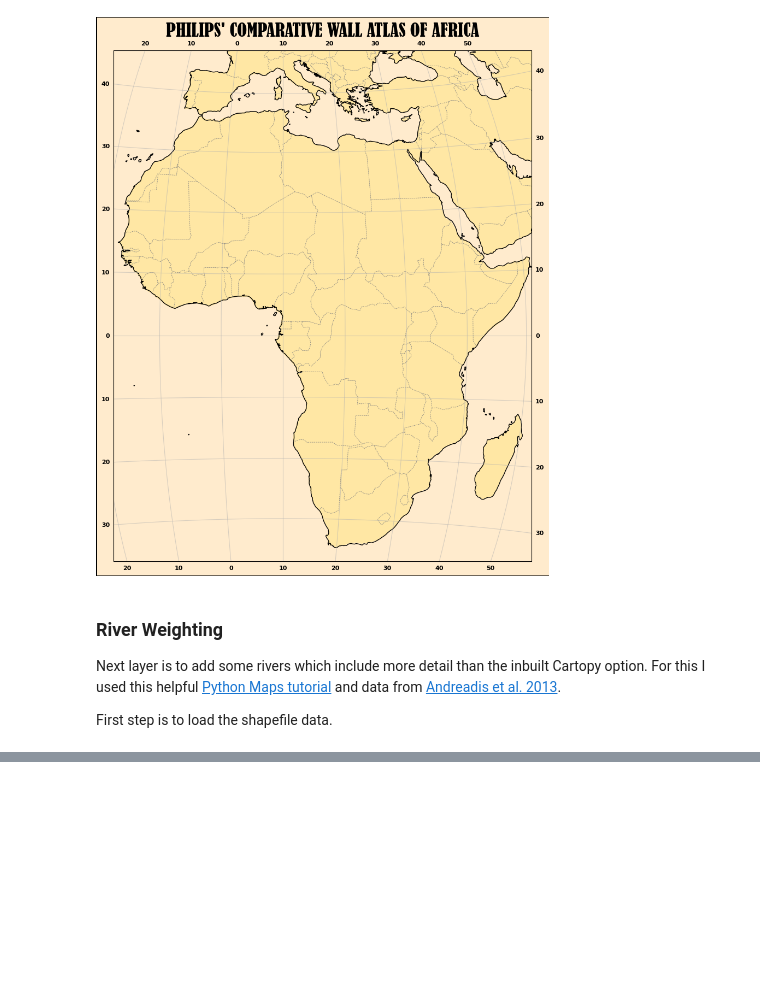
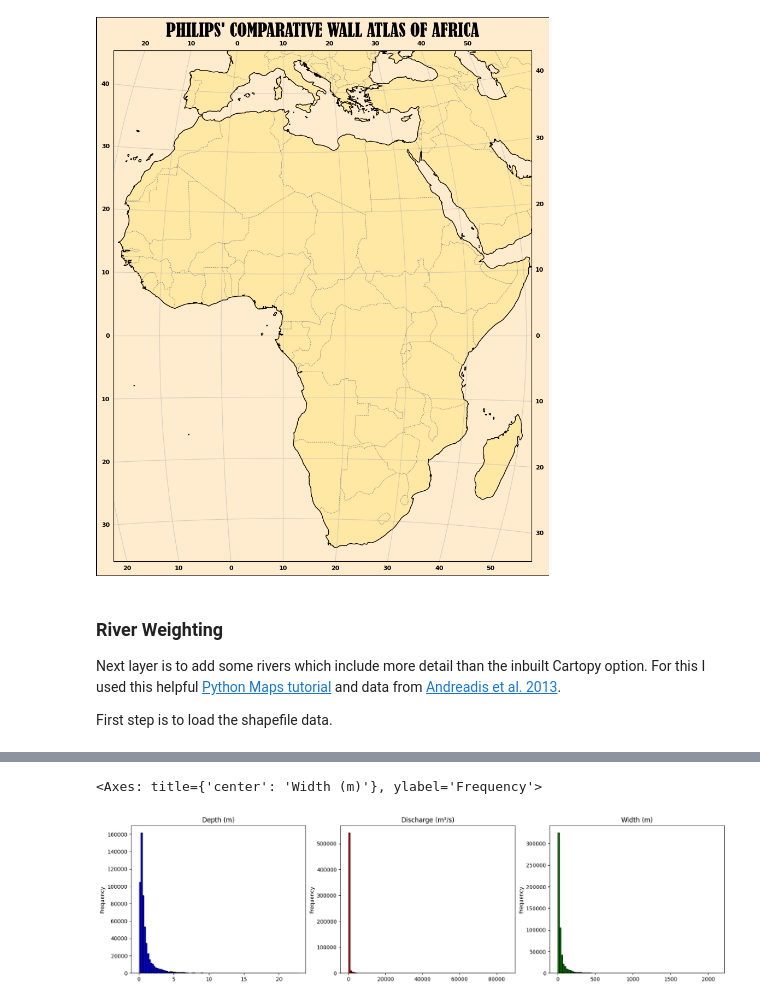
Before and after one commit to danhooke/africa_wall_atlas, a Jupyter notebook: wall_atlas_of_africa.ipynb, the cells around one changed output, grey strips where cells are left out. Drawn from its saved outputs; the diff is of its cells as text; code cells hidden in the pictures; blank space fills up the shorter version.

Commit message:
set up rivers

```diff
--- a/wall_atlas_of_africa.ipynb
+++ b/wall_atlas_of_africa.ipynb
@@ -180,3 +181,11 @@ africa_rivers.head(5)
 | 2 | 3 | 97.00 | 566 | 2.25 | 10.80 | 3.84 | 30.78 | 0.37 | 0.16 | 0.87 | 4 | ... |
 | 3 | 4 | 74.98 | 111 | 1.72 | 9.45 | 3.38 | 26.81 | 0.33 | 0.15 | 0.78 | 5 | ... |
 | 4 | 5 | 408.69 | 106 | 9.91 | 22.66 | 7.82 | 66.56 | 0.66 | 0.29 | 1.58 | 6 | ... |
+# %%
+fig, axs = plt.subplots(figsize = (20, 5), ncols = 3)
+africa_rivers.DEPTH.plot.hist(ax = axs[0], bins = 100, color = 'b', edgecolor = 'k', title = 'Depth (m)')
+africa_rivers.DISCHARGE.plot.hist(ax = axs[1], bins = 100, color = 'r', edgecolor = 'k', title = 'Discharge (m³/s)')
+africa_rivers.WIDTH.plot.hist(ax = axs[2], bins = 100, color = 'g', edgecolor = 'k', title = 'Width (m)')
+# %% [output]
+<Axes: title={'center': 'Width (m)'}, ylabel='Frequency'>
+[figure, added]
```
Also changed, not shown: parts of 6 cells of this notebook, 1 other file.
